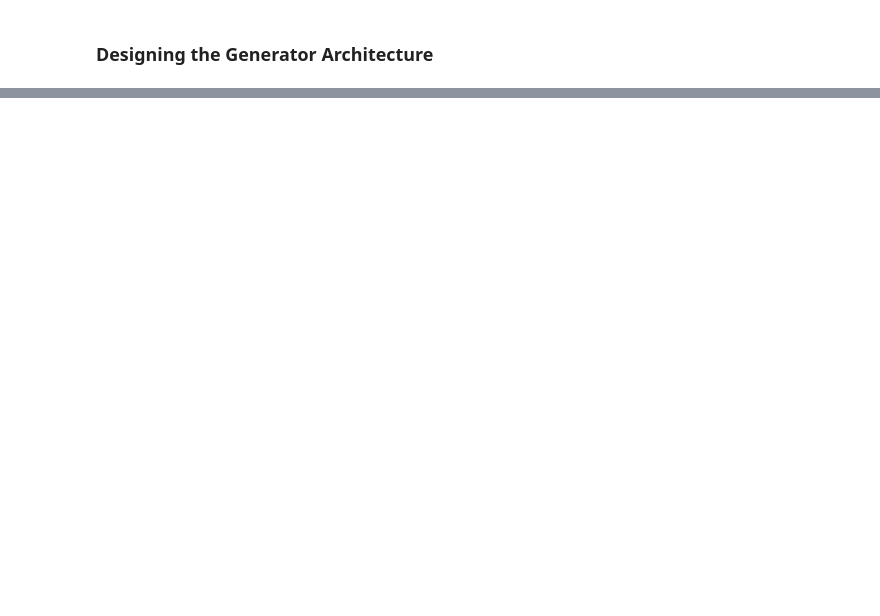
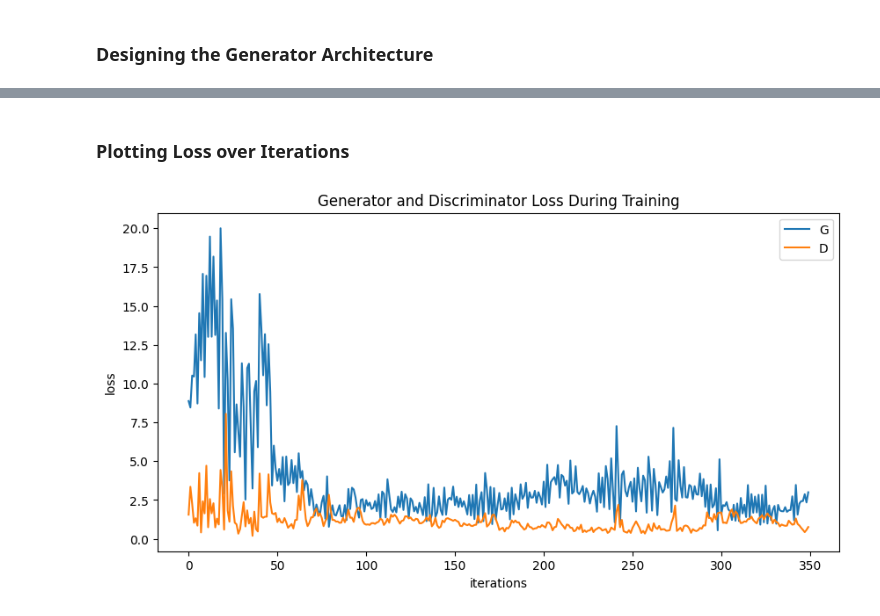
Before and after one commit to alihuss1017/DCGAN, a Jupyter notebook: main.ipynb, the cells around one changed output, grey strips where cells are left out. Drawn from its saved outputs; the diff is of its cells as text; code cells hidden in the pictures; blank space fills up the shorter version.

```diff
--- a/main.ipynb
+++ b/main.ipynb
@@ -21,0 +47,18 @@ noise_vectors = torch.randn(1, 100, 1, 1)
+# %%
+import torch
+from torch.utils.data import TensorDataset
+
+
+images = []
+labels = []
+
+for image, label in dataset:
+    if image.shape == (3, 64, 64):
+        images.append(image)
+        labels.append(label)
+
+images_tensor = torch.stack(images)
+labels_tensor = torch.tensor(labels)
+
+
+tensor_dataset = TensorDataset(images_tensor, labels_tensor)
@@ -45,0 +154,9 @@ torch.Size([1, 256, 56, 56])
+# %%
+criterion = nn.BCELoss()
+real_label = 1
+fake_label = 0
+lr = .0002
+beta1 = 0.5
+
+optimG = optim.Adam(G.parameters(), lr = lr, betas = (beta1, 0.999))
+optimD = optim.Adam(D.parameters(), lr=lr, betas = (beta1, 0.999))
@@ -45,0 +228,13 @@ torch.Size([1, 256, 56, 56])
+# %% [markdown]
+### Plotting Loss over Iterations
+# %%
+plt.figure(figsize = (10, 5))
+plt.title("Generator and Discriminator Loss During Training")
+plt.plot(G_loss, label = "G")
+plt.plot(D_loss, label = "D")
+plt.xlabel('iterations')
+plt.ylabel('loss')
+plt.legend()
+plt.show()
+# %% [output]
+[figure, added]
```
Also changed, not shown: parts of 23 cells of this notebook.
